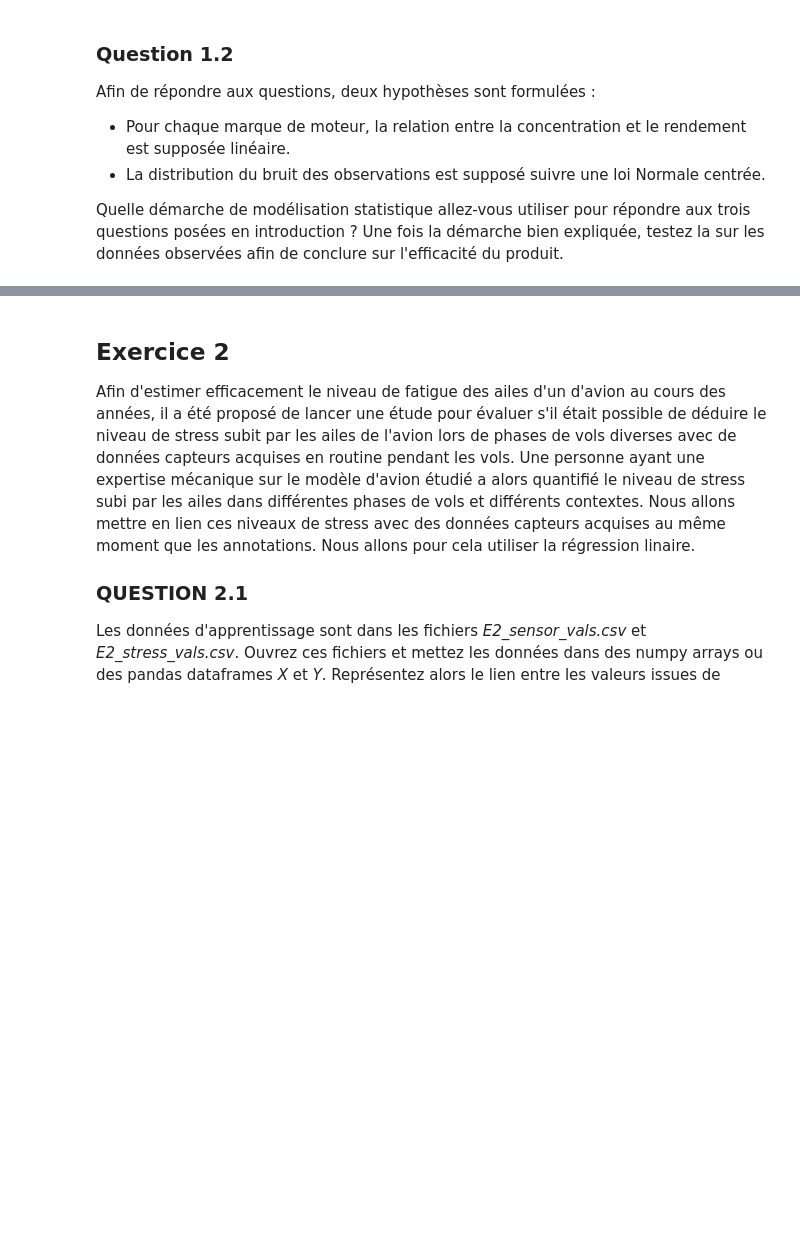
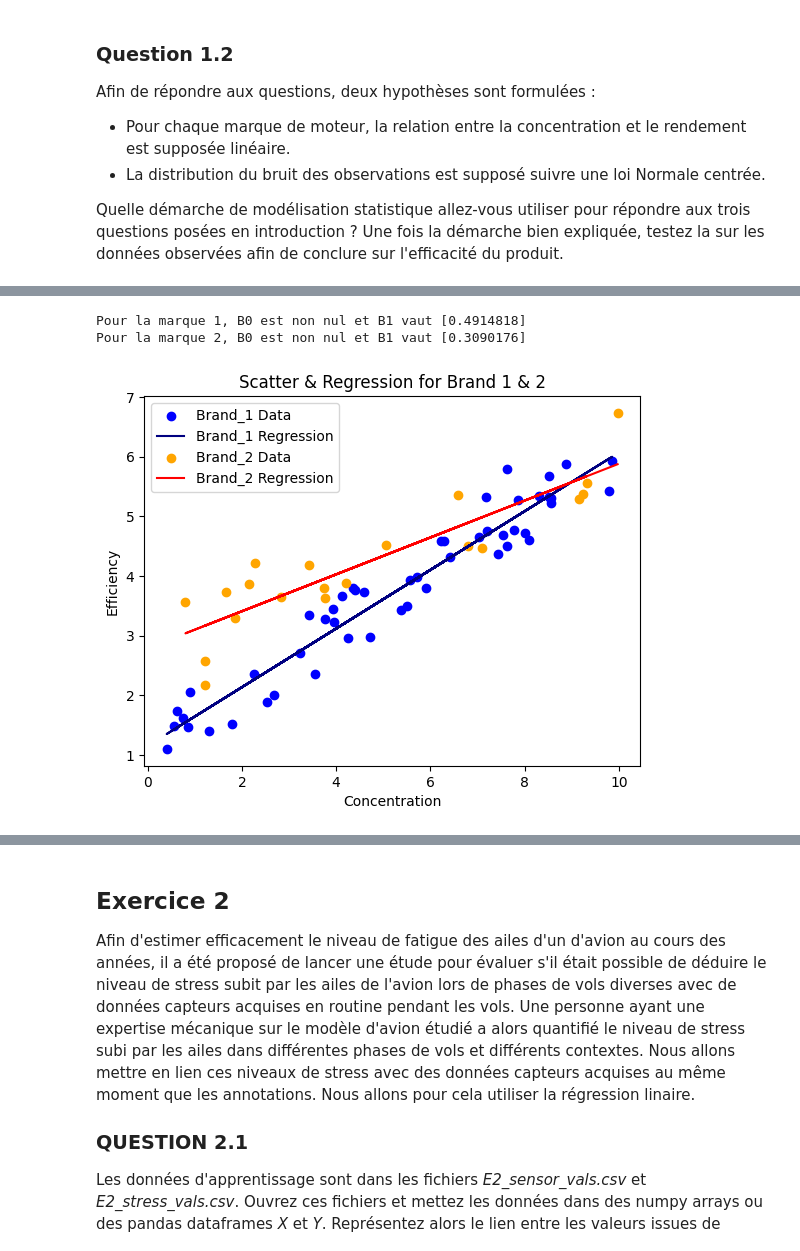
Before and after one commit to alextonon/BE_working_repo, a Jupyter notebook: FSD310_Statistics/stat-ml/BE_statML_2025/BE_StatML_2025.ipynb, the cells around one changed output, grey strips where cells are left out. Saved outputs shown, nothing was run; the diff lists cells and outputs as text; code cells hidden in the pictures; blank space fills up the shorter version.

```diff
--- a/FSD310_Statistics/stat-ml/BE_statML_2025/BE_StatML_2025.ipynb
+++ b/FSD310_Statistics/stat-ml/BE_statML_2025/BE_StatML_2025.ipynb
@@ -26,0 +26,7 @@ dataframe.head()
+# %%
+dataframe.head()
+
+df_brand1 = dataframe[dataframe["Brand"] == "Brand_1"]
+df_brand2 = dataframe[dataframe["Brand"] == "Brand_2"]
+
+df_brand1.describe()
@@ -34,0 +86,30 @@ Quelle démarche de modélisation statistique allez-vous utiliser pour répondre
+# %%
+from sklearn.linear_model import LinearRegression
+import matplotlib.pyplot as plt
+
+lr_brand1 = LinearRegression()
+lr_brand2 = LinearRegression()
+
+lr_brand1.fit(df_brand1["Concentration"].values.reshape(-1,1), df_brand1["Efficiency"].values)
+lr_brand2.fit(df_brand2["Concentration"].values.reshape(-1,1), df_brand2["Efficiency"].values)
+
+
+plt.scatter(df_brand1['Concentration'], df_brand1['Efficiency'], color='blue', label='Brand_1 Data')
+plt.plot(df_brand1['Concentration'], lr_brand1.predict(df_brand1['Concentration'].values.reshape(-1,1)), color='navy', label='Brand_1 Regression')
+plt.xlabel('Concentration')
+plt.ylabel('Efficiency')
+plt.title('Scatter & Regression for Brand 1 & 2')
+
+plt.scatter(df_brand2['Concentration'], df_brand2['Efficiency'], color='orange', label='Brand_2 Data')
+plt.plot(df_brand2['Concentration'], lr_brand2.predict(df_brand2['Concentration'].values.reshape(-1,1)), color='red', label='Brand_2 Regression')
+plt.xlabel('Concentration')
+plt.ylabel('Efficiency')
+plt.legend()
+
+
+print(f"Pour la marque 1, B0 est non nul et B1 vaut {lr_brand1.coef_}")
+print(f"Pour la marque 2, B0 est non nul et B1 vaut {lr_brand2.coef_}")
+# %% [output]
+Pour la marque 1, B0 est non nul et B1 vaut [0.4914818]
+Pour la marque 2, B0 est non nul et B1 vaut [0.3090176]
+[figure, added]
```
Also changed, not shown: parts of 8 cells of this notebook.
